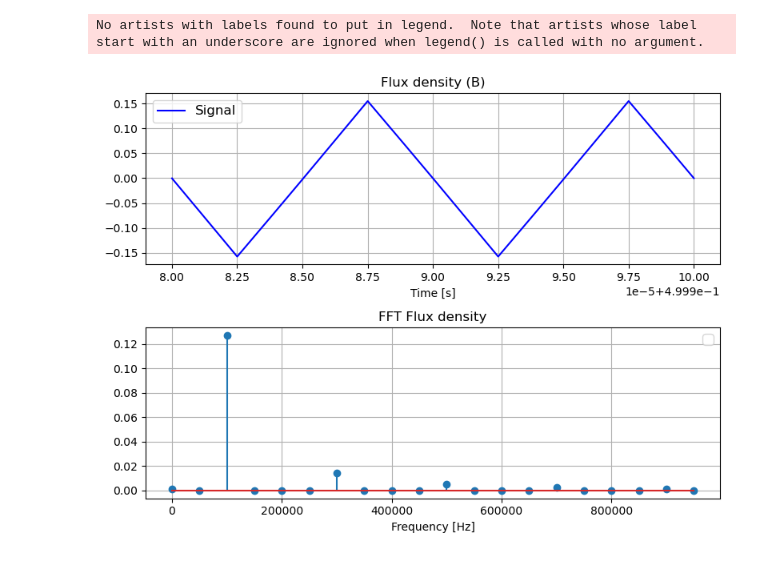
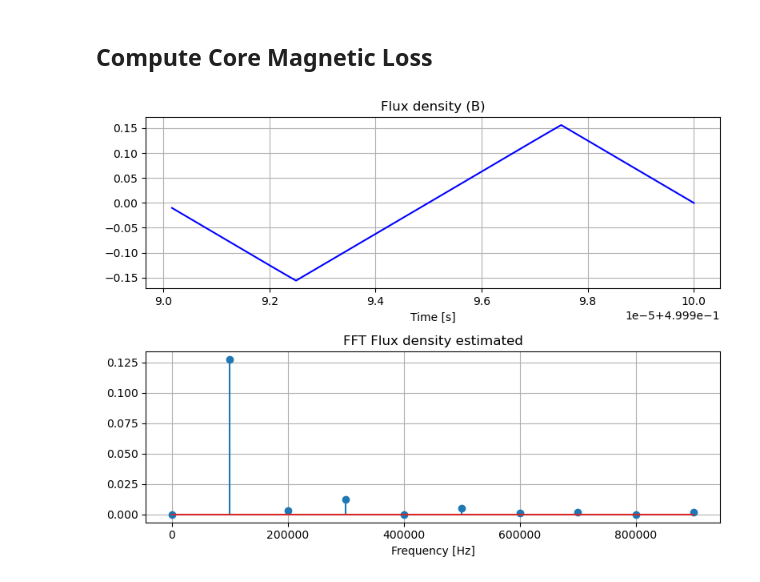
Before and after one commit to aesim-tech/simba-python-examples, a Jupyter notebook: 47. Magnetic Loss in DAB/compute_loss.ipynb, the cells around one changed output. Cells and saved outputs as stored; diff of their text form; code cells hidden in the pictures.

```diff
--- a/47. Magnetic Loss in DAB/compute_loss.ipynb
+++ b/47. Magnetic Loss in DAB/compute_loss.ipynb
@@ -151,0 +190,2 @@ Text(0.5, 0, 'time (ms)')
+# %% [markdown]
+## Compute Core Magnetic Loss
@@ -152,36 +201,25 @@ Text(0.5, 0, 'time (ms)')
 # %%
-def compute_fft(time, signal, fstep):
-    N = 10000
-    time_resamp = np.linspace(time[0], time[-1], N, endpoint=False)
-    signal_resamp = np.interp(time_resamp, time, signal)
-    freqs = np.fft.rfftfreq(N) * fstep * len(signal_resamp)
-    fft = np.abs(np.fft.rfft(signal_resamp) / len(signal_resamp))
-    fft[1:] = 2 * fft[1:]
-    return freqs, fft
-
-freqs, fft_flux_density = compute_fft(time, flux_density, fsw/2)
-max_index = 20
+# Compute FFT of the flux density estimated from the electrical model of the transformer
+flux_density_estimated = flux_estimated / Ac
+freqs, fft_flux_densities_estimated = compute_fft(time_elec, flux_density_estimated, fsw)
+max_index = 10
 freqs = freqs[:max_index]
-fft_flux_density = fft_flux_density[:max_index]
+fft_flux_densities_estimated = fft_flux_densities_estimated[:max_index]
 
 plt.figure(figsize=(8, 6))
-# Plot the original signal
 plt.subplot(2, 1, 1)
-plt.plot(time, flux_density, color='blue', linestyle='-', linewidth=1.5, label='Signal')
+plt.plot(time_elec, flux_density_estimated, color='blue', linestyle='-', linewidth=1.5, label='Signal')
 plt.title('Flux density (B)')
 plt.xlabel('Time [s]')
-plt.grid(True)  # Add grid lines
-plt.legend(fontsize=12)  # Add legend
+plt.grid(True)
 
 plt.subplot(2, 1, 2)
-plt.stem(freqs, fft_flux_density)
-plt.title('FFT Flux density')
+plt.stem(freqs, fft_flux_densities_estimated)
+plt.title('FFT Flux density estimated')
 plt.xlabel('Frequency [Hz]')
-plt.grid(True)  # Add grid lines
-plt.legend(fontsize=12)  # Add legend
+plt.grid(True)
 
 plt.tight_layout()
 plt.show()
 # %% [output]
-No artists with labels found to put in legend.  Note that artists whose label start with an underscore are ignored when legend() is called with no argument.
-[figure, old version]
+[figure, new version]
```
Also changed, not shown: parts of 17 cells of this notebook, 4 other files.
